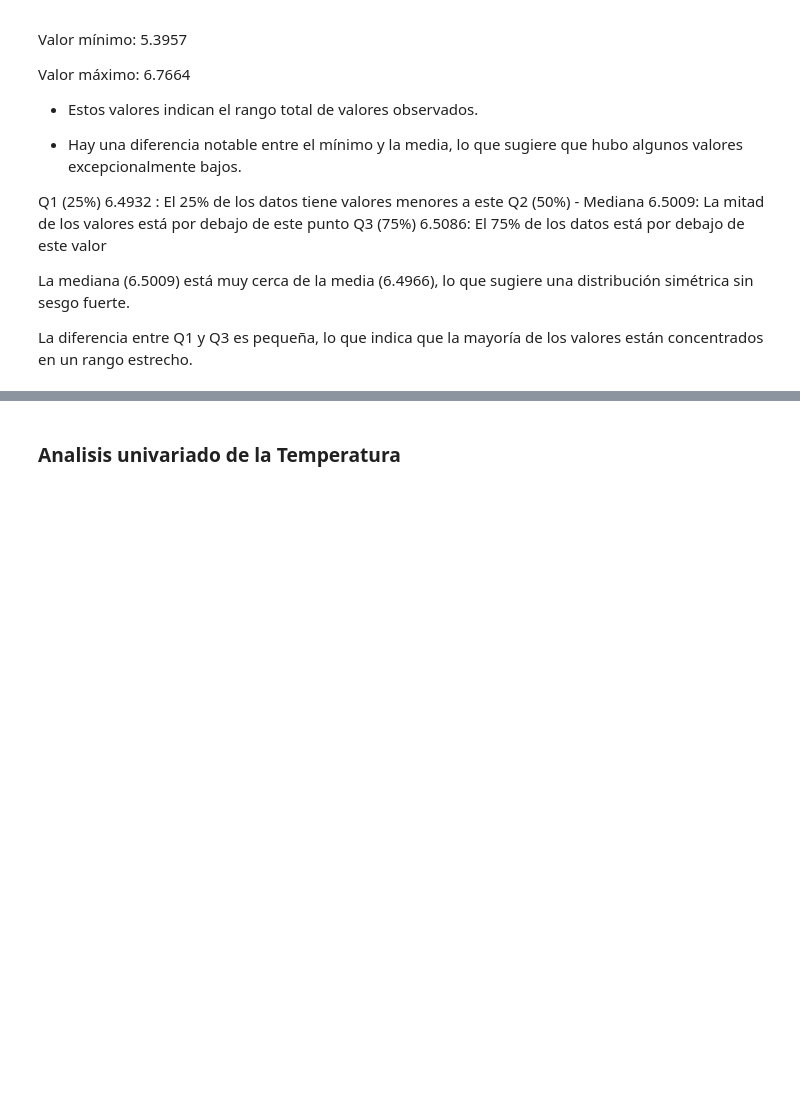
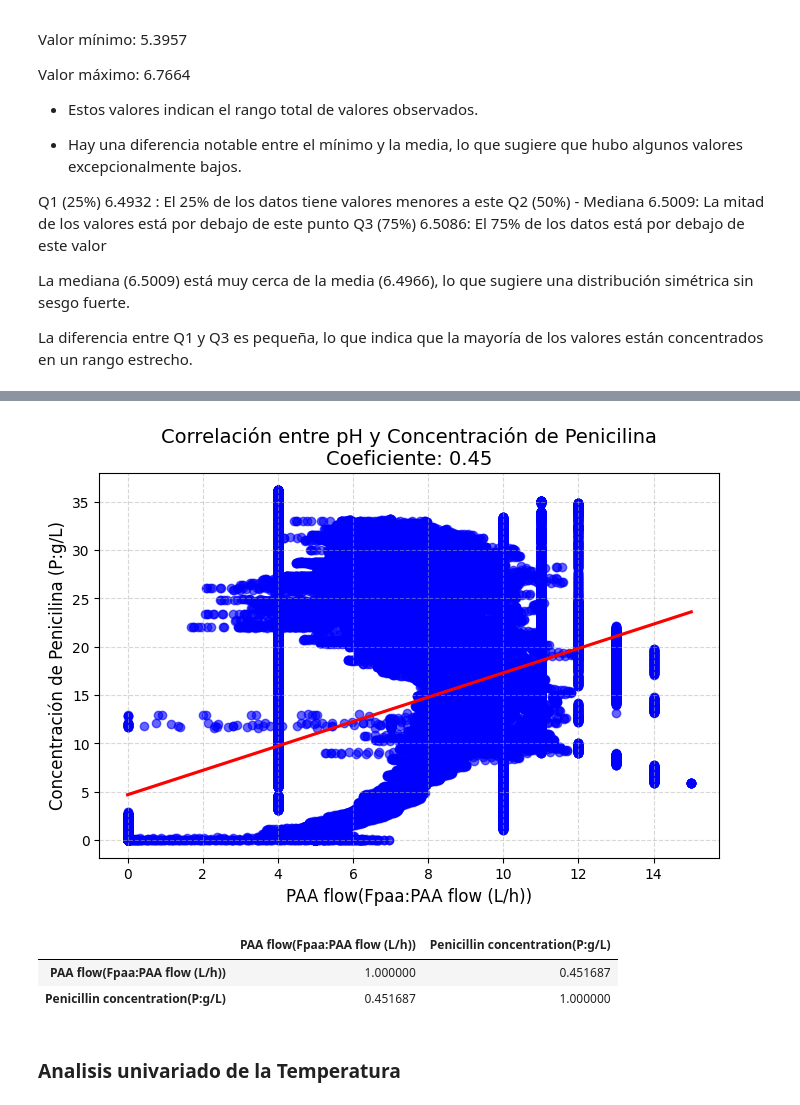
Before and after one commit to MavelSterling/proyecto_reto_insulina_INRAE, a Jupyter notebook: src/proyecto_rnn_penicilina_test.ipynb, the cells around one changed output, grey strips where cells are left out. Cells and saved outputs as stored; diff of their text form; code cells hidden in the pictures; blank space fills up the shorter version.

```diff
--- a/src/proyecto_rnn_penicilina_test.ipynb
+++ b/src/proyecto_rnn_penicilina_test.ipynb
@@ -206,3 +252,29 @@ f"Datos faltantes en la columna 'pH(pH:pH)': {missing_values}"
+# %%
+# Estadísticas descriptivas de la concentración de penicilina
+dataset["Penicillin concentration(P:g/L)"].describe()
+
+# Calcular la correlación entre pH y concentración de penicilina
+correlation = dataset[["PAA flow(Fpaa:PAA flow (L/h))", "Penicillin concentration(P:g/L)"]].corr()
+
+# Graficar un scatter plot con la línea de regresión
+plt.figure(figsize=(8, 5))
+sns.regplot(x=dataset["PAA flow(Fpaa:PAA flow (L/h))"], y=dataset["Penicillin concentration(P:g/L)"],
+            scatter_kws={'color': 'blue', 'alpha': 0.6},
+            line_kws={'color': 'red'})
+
+plt.title(f"Correlación entre pH y Concentración de Penicilina\nCoeficiente: {correlation.iloc[0,1]:.2f}", fontsize=14)
+plt.xlabel("PAA flow(Fpaa:PAA flow (L/h))", fontsize=12)
+plt.ylabel("Concentración de Penicilina (P:g/L)", fontsize=12)
+plt.grid(True, linestyle="--", alpha=0.5)
+plt.show()
+
+# Mostrar la matriz de correlación
+correlation
+# %% [output]
+[figure, added]
+|  | PAA flow(Fpaa:PAA flow (L/h)) | Penicillin concentration(P:g/L) |
+| PAA flow(Fpaa:PAA flow (L/h)) | 1.000000 | 0.451687 |
+| Penicillin concentration(P:g/L) | 0.451687 | 1.000000 |
 # %% [markdown]
 ### Analisis univariado de la Temperatura
 # %%
```
Also changed, not shown: parts of 8 cells of this notebook.
